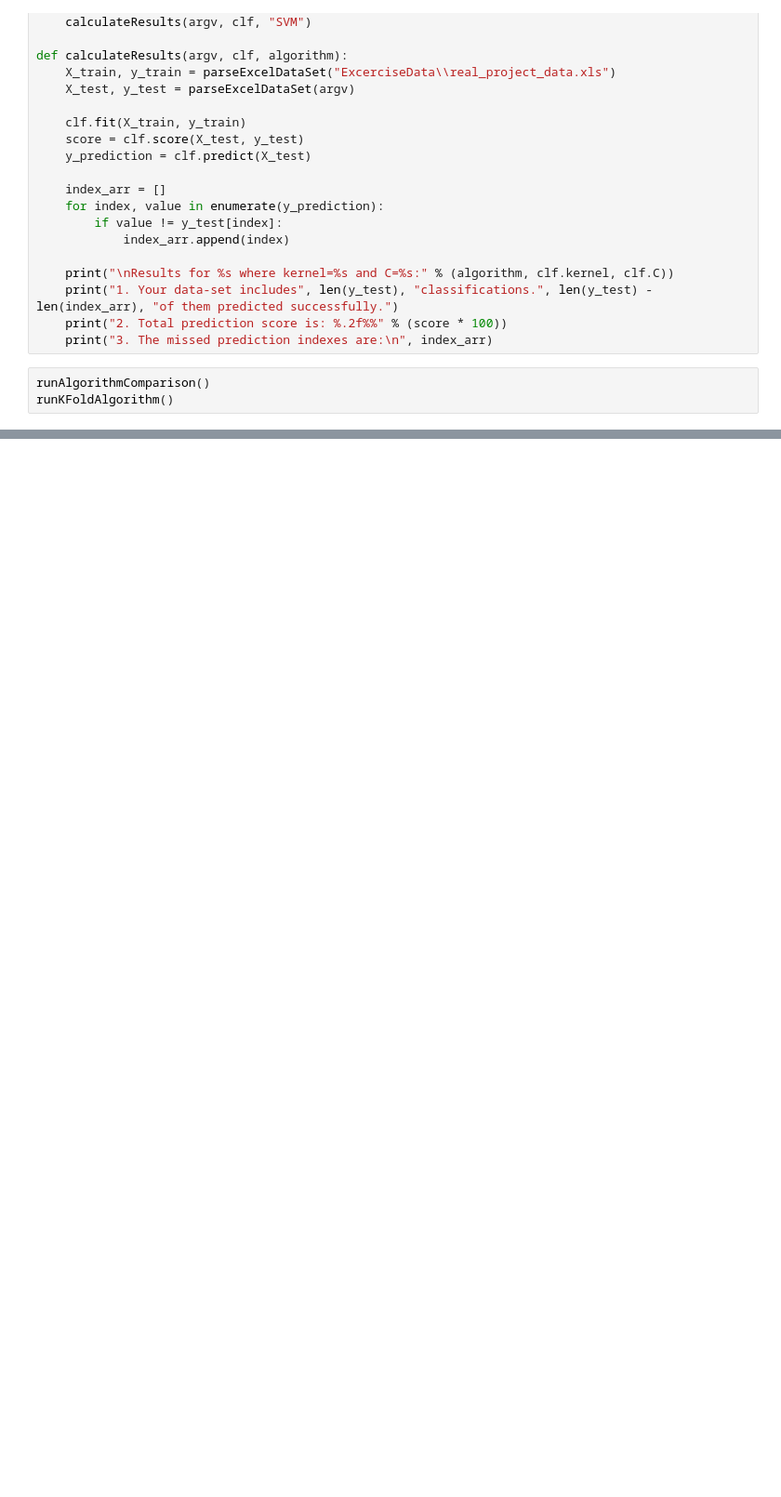
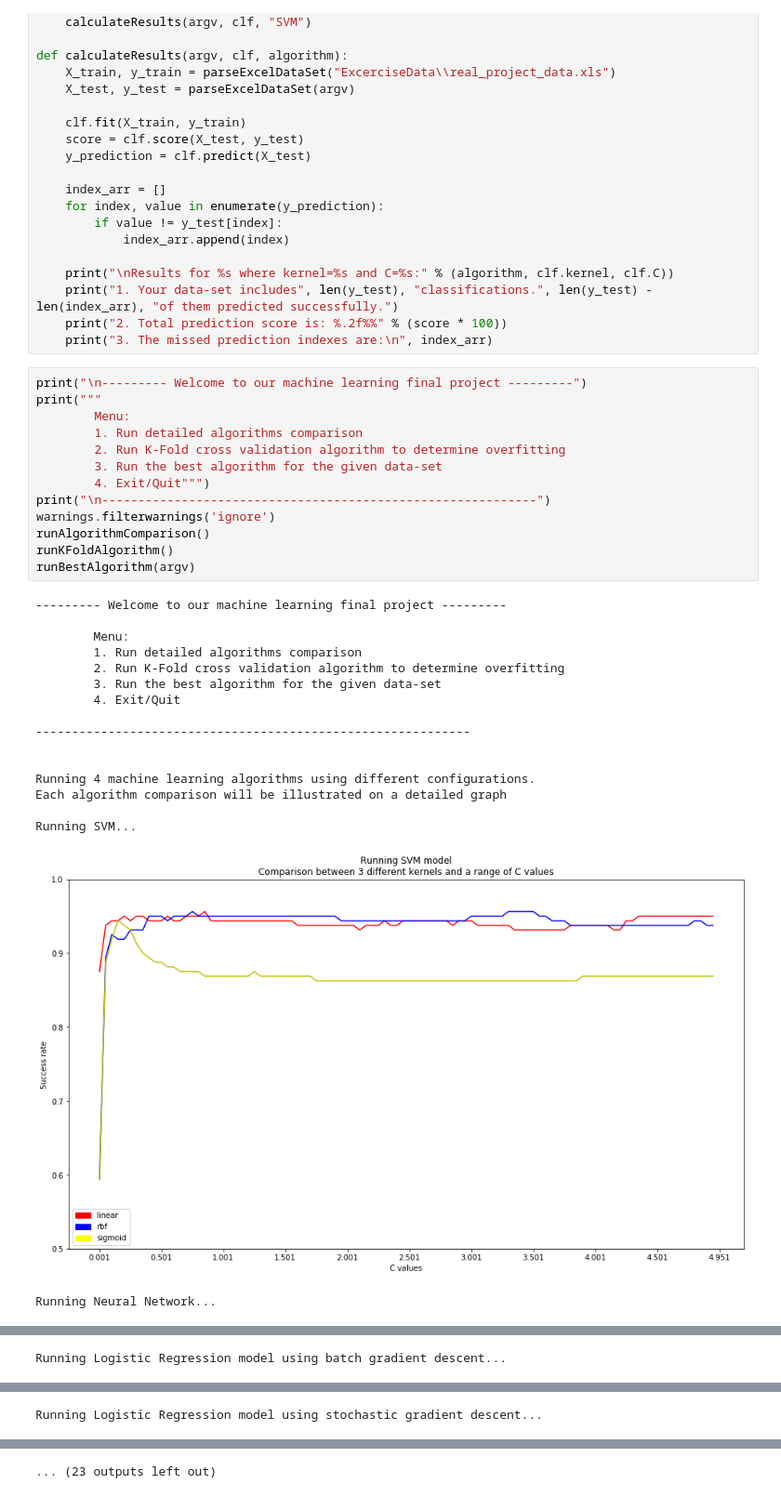
Before and after one commit to aryeko/MachineLearningAlgorithmsComparison, a Jupyter notebook: AlgsComp.ipynb, the cells around one changed output, grey strips where cells are left out. Shown at 93% size. Cells and saved outputs as stored; diff of their text form; blank space fills up the shorter version.

```diff
--- a/AlgsComp.ipynb
+++ b/AlgsComp.ipynb
@@ -240,6 +240,34 @@ def calculateResults(argv, clf, algorithm):
     print("1. Your data-set includes", len(y_test), "classifications.", len(y_test) - len(index_arr), "of them predicted successfully.")
     print("2. Total prediction score is: %.2f%%" % (score * 100))
     print("3. The missed prediction indexes are:\n", index_arr)
-# %%
-runAlgorithmComparison()
-runKFoldAlgorithm()
+# %%
+print("\n--------- Welcome to our machine learning final project ---------")
+print("""
+        Menu:
+        1. Run detailed algorithms comparison
+        2. Run K-Fold cross validation algorithm to determine overfitting
+        3. Run the best algorithm for the given data-set
+        4. Exit/Quit""")
+print("\n------------------------------------------------------------")
+warnings.filterwarnings('ignore')
+runAlgorithmComparison()
+runKFoldAlgorithm()
+runBestAlgorithm(argv)
+# %% [output]
+--------- Welcome to our machine learning final project ---------
+
+        Menu:
+        1. Run detailed algorithms comparison
+        2. Run K-Fold cross validation algorithm to determine overfitting
+        3. Run the best algorithm for the given data-set
+        4. Exit/Quit
+
+------------------------------------------------------------
+
+
+Running 4 machine learning algorithms using different configurations.
+Each algorithm comparison will be illustrated on a detailed graph
+
+Running SVM...
+[figure, added]
+Running Neural Network...
@@ -245,0 +275 @@ runKFoldAlgorithm()
+Running Logistic Regression model using batch gradient descent...
@@ -245,0 +277 @@ runKFoldAlgorithm()
+Running Logistic Regression model using stochastic gradient descent...
@@ -245,0 +284 @@ runKFoldAlgorithm()
+... (23 outputs left out)
```
Also changed, not shown: parts of 1 cell of this notebook.
